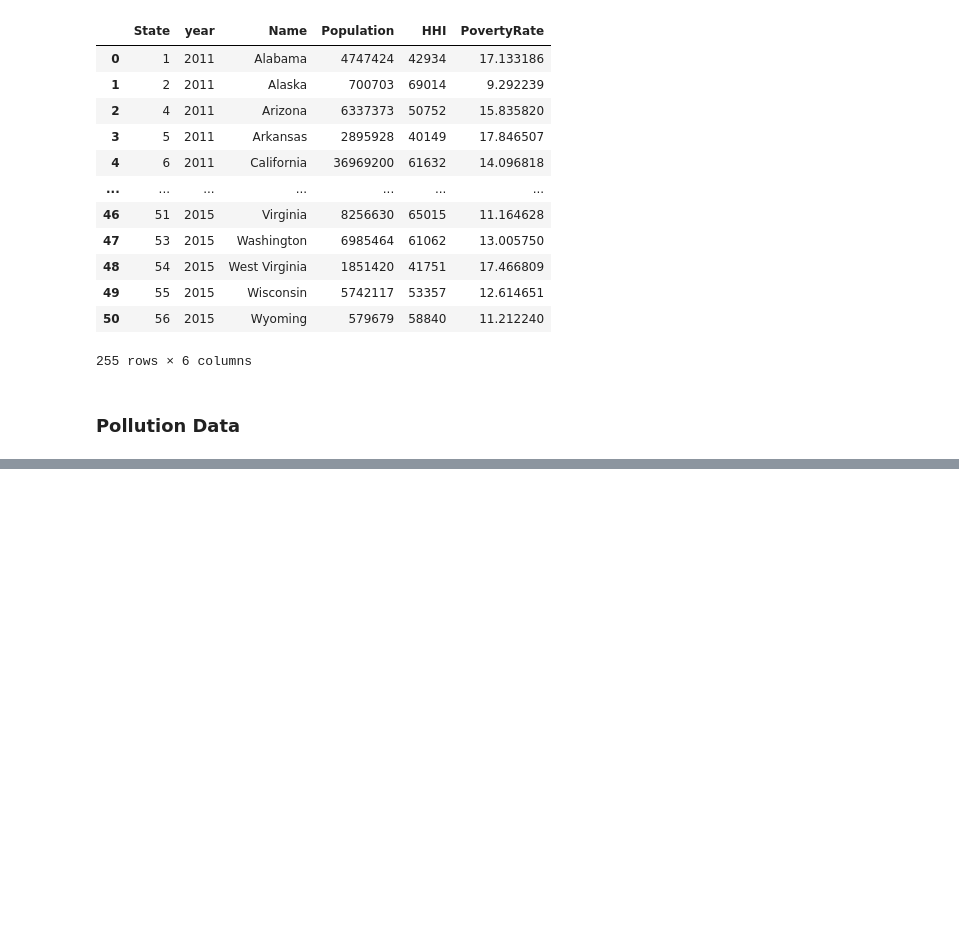
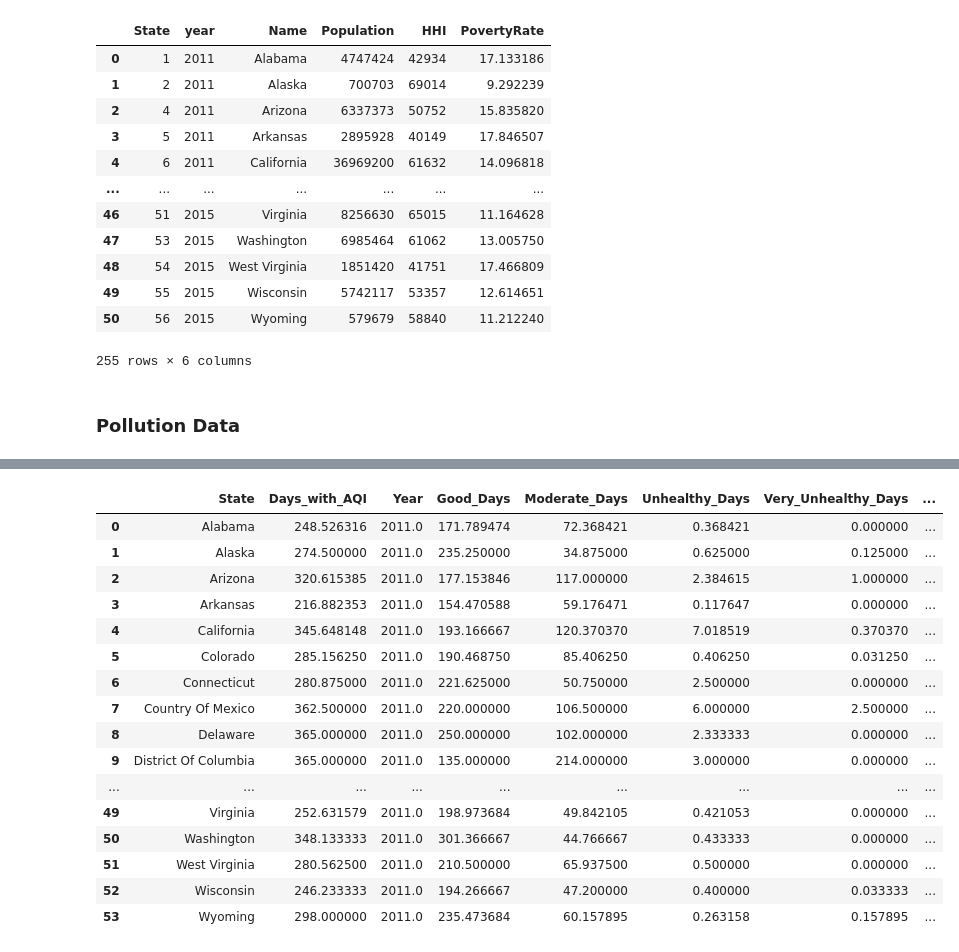
Before and after one commit to nathanprows77/Quality_of_Life, a Jupyter notebook: Data prep/Tableau_data.ipynb, the cells around one changed output, grey strips where cells are left out. Cells and saved outputs as stored; diff of their text form; code cells hidden in the pictures; blank space fills up the shorter version.

```diff
--- a/Data prep/Tableau_data.ipynb
+++ b/Data prep/Tableau_data.ipynb
@@ -380,17 +394,17 @@ pollution_2011.iloc[150:160]
 # %%
 # Get names of indexes for which column State has value of Mexico
-indexNames = pollution_2011[pollution_2011['State'] == "Country Of Mexico" ].index
-indexNames2 = pollution_2012[pollution_2012['State'] == "Country Of Mexico" ].index
-indexNames3 = pollution_2013[pollution_2013['State'] == "Country Of Mexico" ].index
-indexNames4 = pollution_2014[pollution_2014['State'] == "Country Of Mexico" ].index
-indexNames5 = pollution_2015[pollution_2015['State'] == "Country Of Mexico" ].index
+# indexNames = pollution_2011[pollution_2011['State'] == "Country Of Mexico" ].index
+# indexNames2 = pollution_2012[pollution_2012['State'] == "Country Of Mexico" ].index
+# indexNames3 = pollution_2013[pollution_2013['State'] == "Country Of Mexico" ].index
+# indexNames4 = pollution_2014[pollution_2014['State'] == "Country Of Mexico" ].index
+# indexNames5 = pollution_2015[pollution_2015['State'] == "Country Of Mexico" ].index
 
 
-# Delete these row indexes from dataFrame
-pollution_2011.drop(indexNames , inplace=True)
-pollution_2012.drop(indexNames2 , inplace=True)
-pollution_2013.drop(indexNames3 , inplace=True)
-pollution_2014.drop(indexNames4 , inplace=True)
-pollution_2015.drop(indexNames5 , inplace=True)
+# # Delete these row indexes from dataFrame
+# pollution_2011.drop(indexNames , inplace=True)
+# pollution_2012.drop(indexNames2 , inplace=True)
+# pollution_2013.drop(indexNames3 , inplace=True)
+# pollution_2014.drop(indexNames4 , inplace=True)
+# pollution_2015.drop(indexNames5 , inplace=True)
 
-pollution_2011.iloc[150:160]
+# pollution_2011.iloc[150:160]
@@ -416,0 +421,35 @@ pollution_2015_states = pollution_2015.sort_values("State")
+# %%
+grouped_p_2011 = pd.DataFrame({"Days_with_AQI": pollution_2011_states.groupby(["State"]).mean()["Days_with_AQI"],
+                                "Year": pollution_2011_states.groupby(["State"]).mean()["Year"],
+                             "Good_Days": pollution_2011_states.groupby(["State"]).mean()["Good_Days"],
+                             "Moderate_Days": pollution_2011_states.groupby(["State"]).mean()["Moderate_Days"],
+                             "Unhealthy_Days": pollution_2011_states.groupby(["State"]).mean()["Unhealthy_Days"],
+                             "Very_Unhealthy_Days": pollution_2011_states.groupby(["State"]).mean()["Very_Unhealthy_Days"],
+                             "Hazardous_Days": pollution_2011_states.groupby(["State"]).mean()["Unhealthy_Days"],
+                             "Days_CO": pollution_2011_states.groupby(["State"]).mean()["Days_CO"],
+                             "Days_NO2": pollution_2011_states.groupby(["State"]).mean()["Days_NO2"],
+                             "Days_Ozone": pollution_2011_states.groupby(["State"]).mean()["Days_Ozone"],
+                             "Days_SO2": pollution_2011_states.groupby(["State"]).mean()["Days_SO2"],
+                             "Days_PM2.5": pollution_2011_states.groupby(["State"]).mean()["Days_PM2.5"],
+                             "Days_PM10": pollution_2011_states.groupby(["State"]).mean()["Days_PM10"]})
+# %%
+grouped_p_2011_i = grouped_p_2011.reset_index()
+grouped_p_2011_i
+# %% [output]
+|  | State | Days_with_AQI | Year | Good_Days | Moderate_Days | Unhealthy_Days | Very_Unhealthy_Days | ... |
+| 0 | Alabama | 248.526316 | 2011.0 | 171.789474 | 72.368421 | 0.368421 | 0.000000 | ... |
+| 1 | Alaska | 274.500000 | 2011.0 | 235.250000 | 34.875000 | 0.625000 | 0.125000 | ... |
+| 2 | Arizona | 320.615385 | 2011.0 | 177.153846 | 117.000000 | 2.384615 | 1.000000 | ... |
+| 3 | Arkansas | 216.882353 | 2011.0 | 154.470588 | 59.176471 | 0.117647 | 0.000000 | ... |
+| 4 | California | 345.648148 | 2011.0 | 193.166667 | 120.370370 | 7.018519 | 0.370370 | ... |
+| 5 | Colorado | 285.156250 | 2011.0 | 190.468750 | 85.406250 | 0.406250 | 0.031250 | ... |
+| 6 | Connecticut | 280.875000 | 2011.0 | 221.625000 | 50.750000 | 2.500000 | 0.000000 | ... |
+| 7 | Country Of Mexico | 362.500000 | 2011.0 | 220.000000 | 106.500000 | 6.000000 | 2.500000 | ... |
+| 8 | Delaware | 365.000000 | 2011.0 | 250.000000 | 102.000000 | 2.333333 | 0.000000 | ... |
+| 9 | District Of Columbia | 365.000000 | 2011.0 | 135.000000 | 214.000000 | 3.000000 | 0.000000 | ... |
+| ... | ... | ... | ... | ... | ... | ... | ... | ... |
+| 49 | Virginia | 252.631579 | 2011.0 | 198.973684 | 49.842105 | 0.421053 | 0.000000 | ... |
+| 50 | Washington | 348.133333 | 2011.0 | 301.366667 | 44.766667 | 0.433333 | 0.000000 | ... |
+| 51 | West Virginia | 280.562500 | 2011.0 | 210.500000 | 65.937500 | 0.500000 | 0.000000 | ... |
+| 52 | Wisconsin | 246.233333 | 2011.0 | 194.266667 | 47.200000 | 0.400000 | 0.033333 | ... |
+| 53 | Wyoming | 298.000000 | 2011.0 | 235.473684 | 60.157895 | 0.263158 | 0.157895 | ... |
```
Also changed, not shown: parts of 31 cells of this notebook.
